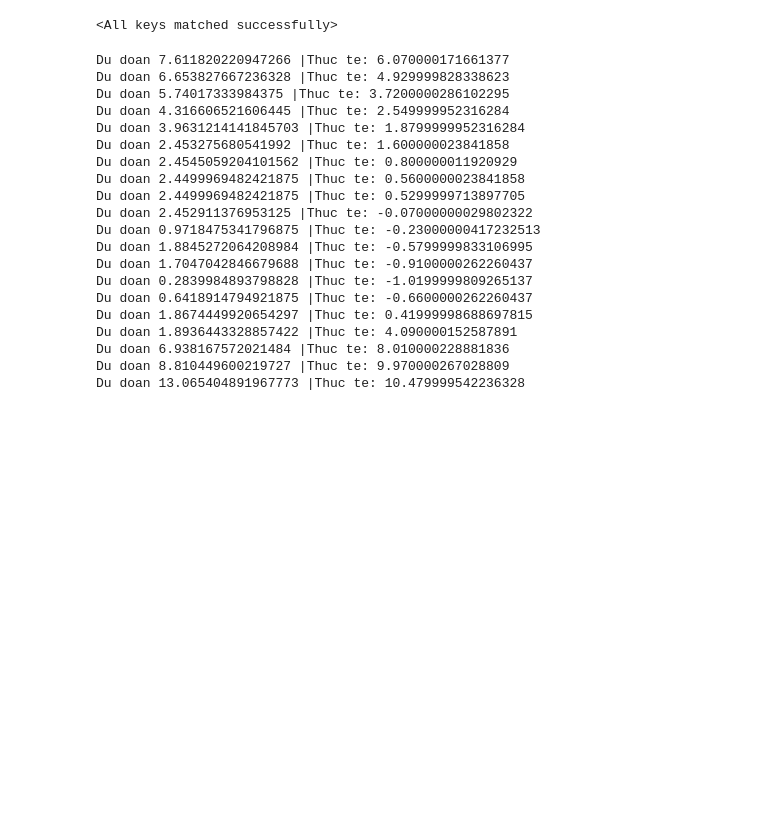
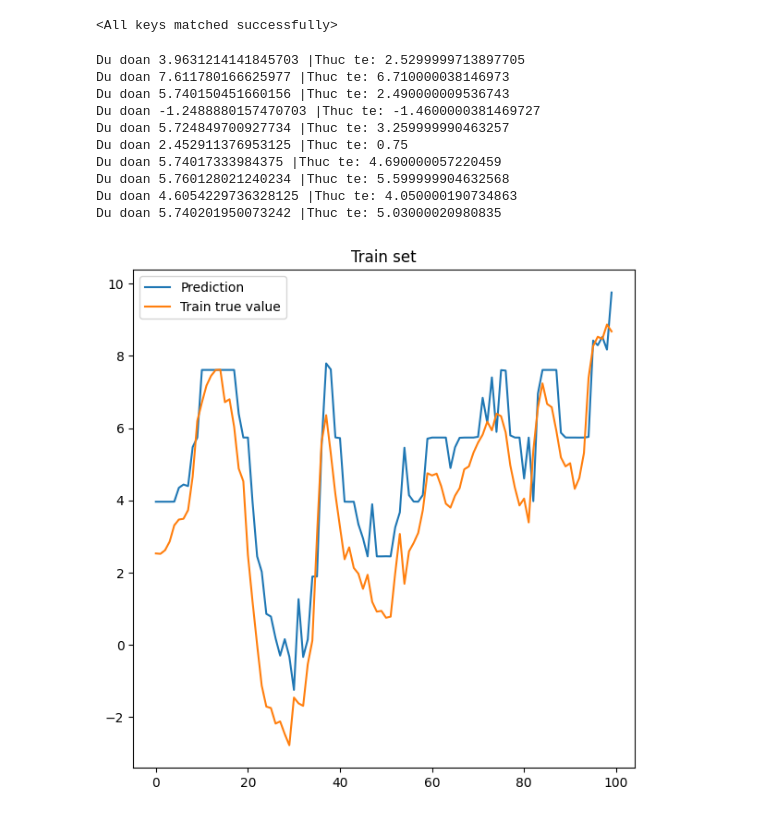
Before and after one commit to huhj225131/Weather-Forecast-LSTM, a Jupyter notebook: LSTM_Weather_Forecast.ipynb, the cells around one changed output. Cells and saved outputs as stored; diff of their text form; code cells hidden in the pictures; blank space fills up the shorter version.

Commit message:
Add_plot

```diff
--- a/LSTM_Weather_Forecast.ipynb
+++ b/LSTM_Weather_Forecast.ipynb
@@ -249,31 +249,34 @@ model_0.load_state_dict(torch.load(MODEL_SAVE_PATH, weights_only=True))
 # %% [output]
 <All keys matched successfully>
 # %%
+# Predict on train set
 with torch.inference_mode():
   torch.manual_seed(30)
-  idx= torch.randint(0, X_train.shape[0], [1])
+  sample_unit = 100
+  idx= torch.randint(0, X_train.shape[0]- sample_unit  - 1, [1])
   y_pred = []
-  for i in range(20):
-    print(f"Du doan {model_0(X_train[idx + i])[0].item()} |Thuc te: {y_train[idx + i].item()}")
+
+  for i in range(sample_unit):
+    pred = model_0(X_train[idx + i])[0].item()
+    y_pred.append(pred)
+    if i % (sample_unit /10) == 0:
+      print(f"Du doan {pred} |Thuc te: {y_train[idx + i].item()}")
+  plt.figure(figsize=(7,7))
+  plt.plot(y_pred,label="Prediction")
+  plt.plot(y_train[idx : idx + sample_unit], label="Train true value")
+  plt.legend()
+  plt.title('Train set')
+  plt.show()
 # y_pred, y_train[idx : idx + 20]
 # %% [output]
-Du doan 7.611820220947266 |Thuc te: 6.070000171661377
-Du doan 6.653827667236328 |Thuc te: 4.929999828338623
-Du doan 5.74017333984375 |Thuc te: 3.7200000286102295
-Du doan 4.316606521606445 |Thuc te: 2.549999952316284
-Du doan 3.9631214141845703 |Thuc te: 1.8799999952316284
-Du doan 2.453275680541992 |Thuc te: 1.600000023841858
-Du doan 2.4545059204101562 |Thuc te: 0.800000011920929
-Du doan 2.4499969482421875 |Thuc te: 0.5600000023841858
-Du doan 2.4499969482421875 |Thuc te: 0.5299999713897705
-Du doan 2.452911376953125 |Thuc te: -0.07000000029802322
-Du doan 0.9718475341796875 |Thuc te: -0.23000000417232513
-Du doan 1.8845272064208984 |Thuc te: -0.5799999833106995
-Du doan 1.7047042846679688 |Thuc te: -0.9100000262260437
-Du doan 0.2839984893798828 |Thuc te: -1.0199999809265137
-Du doan 0.6418914794921875 |Thuc te: -0.6600000262260437
-Du doan 1.8674449920654297 |Thuc te: 0.41999998688697815
-Du doan 1.8936443328857422 |Thuc te: 4.090000152587891
-Du doan 6.938167572021484 |Thuc te: 8.010000228881836
-Du doan 8.810449600219727 |Thuc te: 9.970000267028809
-Du doan 13.065404891967773 |Thuc te: 10.479999542236328
+Du doan 3.9631214141845703 |Thuc te: 2.5299999713897705
+Du doan 7.611780166625977 |Thuc te: 6.710000038146973
+Du doan 5.740150451660156 |Thuc te: 2.490000009536743
+Du doan -1.2488880157470703 |Thuc te: -1.4600000381469727
+Du doan 5.724849700927734 |Thuc te: 3.259999990463257
+Du doan 2.452911376953125 |Thuc te: 0.75
+Du doan 5.74017333984375 |Thuc te: 4.690000057220459
+Du doan 5.760128021240234 |Thuc te: 5.599999904632568
+Du doan 4.6054229736328125 |Thuc te: 4.050000190734863
+Du doan 5.740201950073242 |Thuc te: 5.03000020980835
+[figure, added]
```
Also changed, not shown: parts of 1 cell of this notebook.
